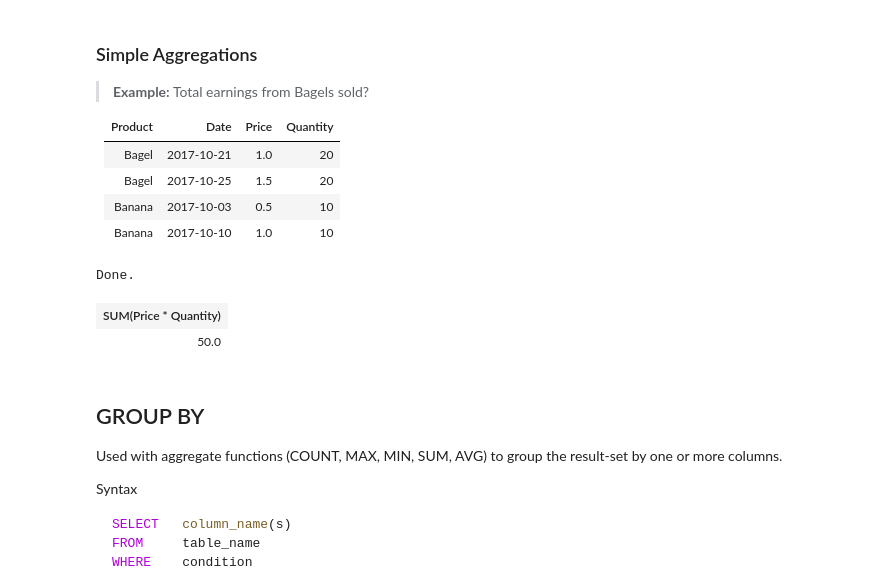
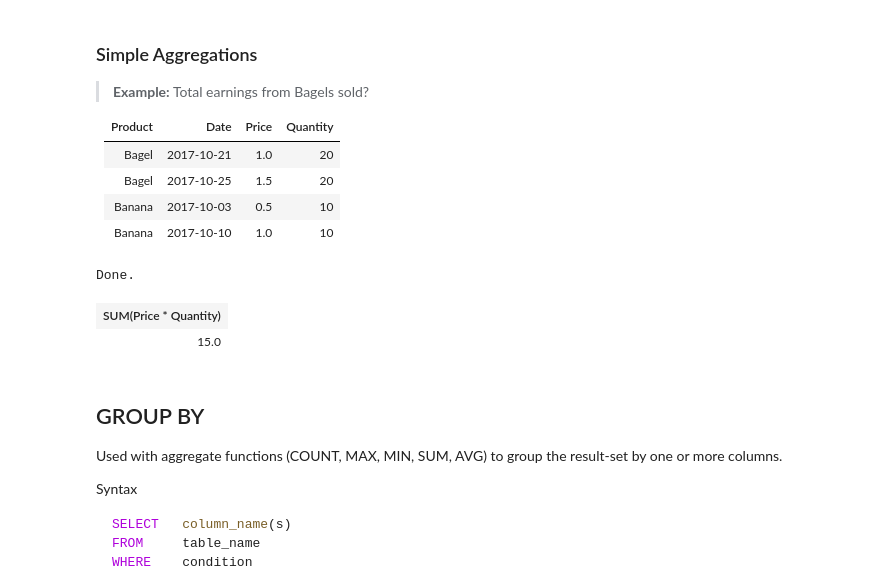
Before and after one commit to jacobmontiel/sql-intro, a Jupyter notebook: sql-intro-4.ipynb, the cells around one changed output. Saved outputs shown, nothing was run; the diff lists cells and outputs as text; code cells hidden in the pictures.

```diff
--- a/sql-intro-4.ipynb
+++ b/sql-intro-4.ipynb
@@ -177,12 +177,12 @@ Done.
 # %%
 %%sql
 SELECT SUM(Price * Quantity)
 FROM   Purchase
-WHERE  Product = 'Bagel';
+WHERE  Product = 'Banana';
 # %% [output]
 Done.
 | SUM(Price * Quantity) |
-| 50.0 |
+| 15.0 |
 # %% [markdown]
 ## GROUP BY
 
```
Also changed, not shown: parts of 5 cells of this notebook, 2 other files.
